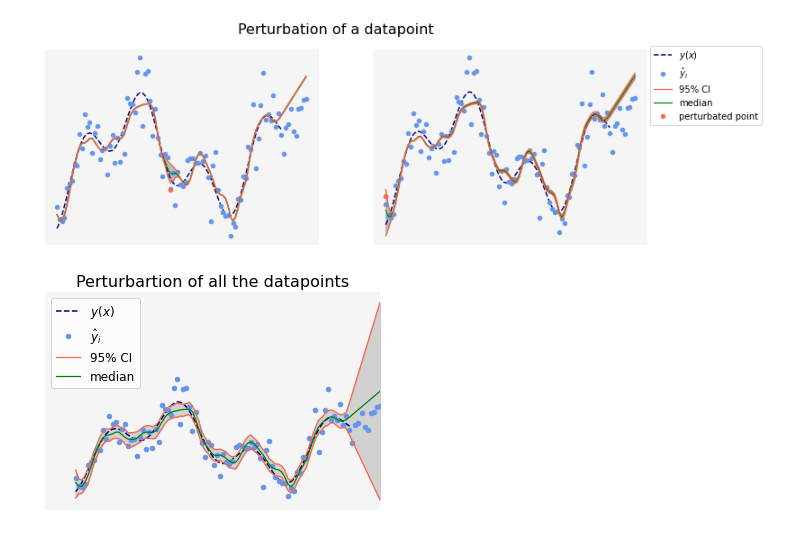
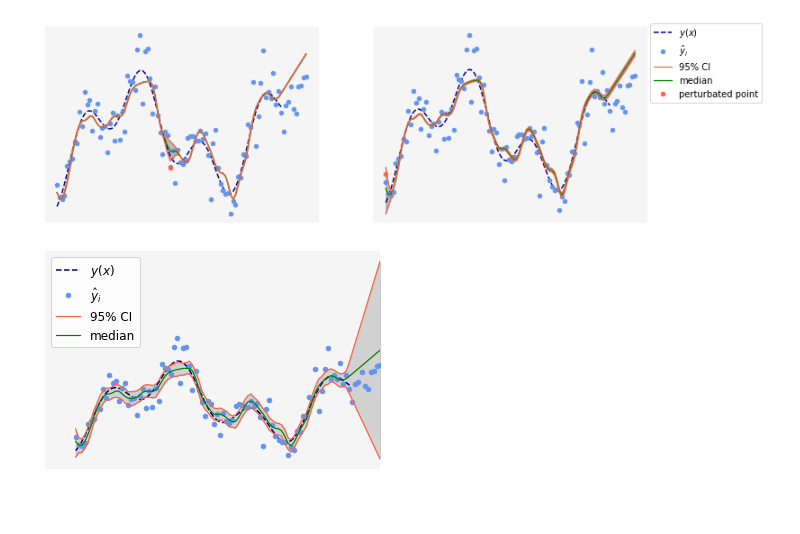
Before and after one commit to NikolineBalle/Bachelor, a Jupyter notebook: pertubations.ipynb, the cells around one changed output. Saved outputs shown, nothing was run; the diff lists cells and outputs as text; code cells hidden in the pictures; blank space fills up the shorter version.

```diff
--- a/pertubations.ipynb
+++ b/pertubations.ipynb
@@ -111,7 +111,6 @@ min_center, med_center, max_center, allfit, datapoint_center, lam_center = pertu
 min_left, med_left, max_left, allfit, datapoint_left, lam_left = pertubation(datapoint='left', a=a, b=b, p=p, yhat=yhat, x=x, xall=xall, n_fit=200, quantile=0.95)
 
 fig,ax = plt.subplots(1,2,figsize=(12, 4))
-fig.suptitle('Perturbation of a datapoint', size=16)
 
 ax[0].plot(x,lambda_fun.y(x),'--',color = 'navy', linewidth=1.5)
 ax[0].plot(xall,yall,'o',markersize = 4.5, color = 'cornflowerblue')
@@ -148,34 +147,34 @@ ax[1].spines['left'].set_color('white')
 ax[1].set_facecolor('whitesmoke')
 
 line_labels = ["$y(x)$", "$\hat{y}_i$", "95% CI", "median", "perturbated point"]
 fig.legend([ax[0],ax[1]], labels=line_labels, bbox_to_anchor=(1.05, 0.74), loc="center right", borderaxespad=0.2)
 my_path = os.getcwd()
 fig.savefig(my_path + "/Plots/perturbation_onepoint.pdf", bbox_inches='tight')
 
 
 # Plotting the model generated with lambda_GML
 #fig2 = plt.figure()
 #plt.plot(x,lambda_fun.y(x),'--',color = 'navy', linewidth=1.5)
 #plt.plot(xall,yall,'o',markersize = 4.5, color = 'cornflowerblue')
 #plt.plot(xall,max_val,color = 'tomato', linewidth=1.2)
 #plt.plot(xall,med_val,color = 'green', linewidth=1.2)
 #plt.plot(x[datapoint], yhat[datapoint], 'o',markersize=4.5, color='tomato')
 #plt.fill_between(xall, min_val, max_val, color='grey', alpha=0.5)
 #plt.plot(xall,min_val,color = 'tomato', linewidth=1.2)
 #plt.xticks([])
 #plt.yticks([])
 #plt.xlim([a-0.07,b+0.07])
 #plt.tick_params(left=False, bottom = False, right = False, top = False)
 #plt.legend(['$y(x)$', '$\hat{y}_i$','model'], numpoints = 1, prop = {'size': 14}, loc = 0)
 #ax = plt.gca()
 #ax.set_facecolor('whitesmoke')
 #for spine in plt.gca().spines.values():
 #    spine.set_visible(False)
 # plt.title('Fit - pertubating a point', fontsize = 18)
 #plt.show()
 #fig2.savefig("pertubation_center.pdf", bbox_inches='tight')
 # %% [output]
-[figure, old version]
+[figure, new version]
 # %%
 res_min, res_med, res_max = pertubation_all(a=a, b=b, p=p, yhat=yhat, x=x, xall=xall, n_fit=200, quantile=0.95)
 
@@ -192,7 +191,6 @@ plt.yticks([])
 plt.xlim([a-0.07,b+0.07])
 plt.tick_params(left=False, bottom = False, right = False, top = False)
 plt.legend(['$y(x)$', '$\hat{y}_i$','95% CI', 'median'], numpoints = 1, prop = {'size': 12}, loc = 0)
-plt.title("Perturbartion of all the datapoints", fontsize=16)
 ax = plt.gca()
 ax.set_facecolor('whitesmoke')
 for spine in plt.gca().spines.values():
@@ -202,4 +200,4 @@ plt.show()
 my_path = os.getcwd()
 fig2.savefig(my_path + "/Plots/pertubation_all.pdf", bbox_inches='tight')
 # %% [output]
-[figure, old version]
+[figure, new version]
```
